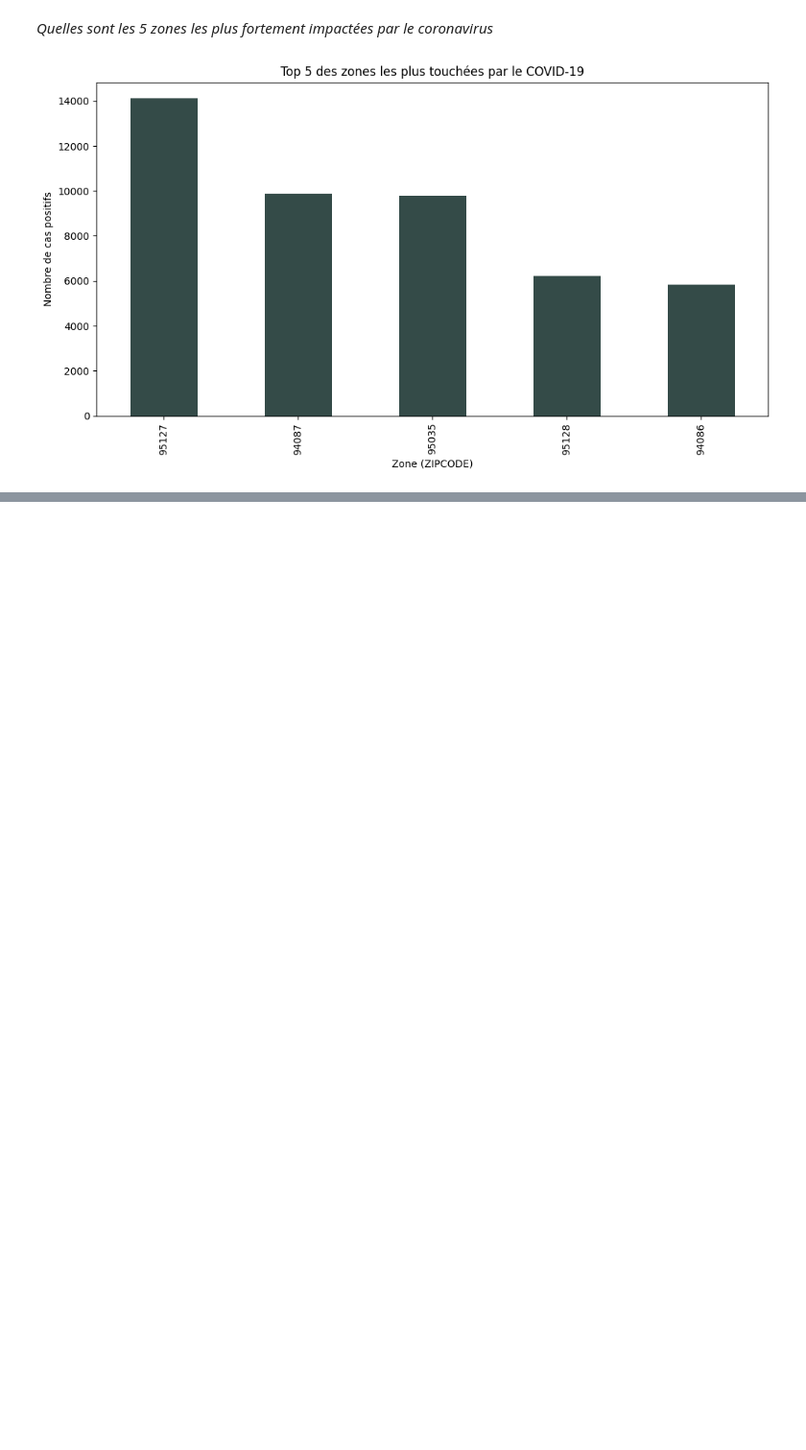
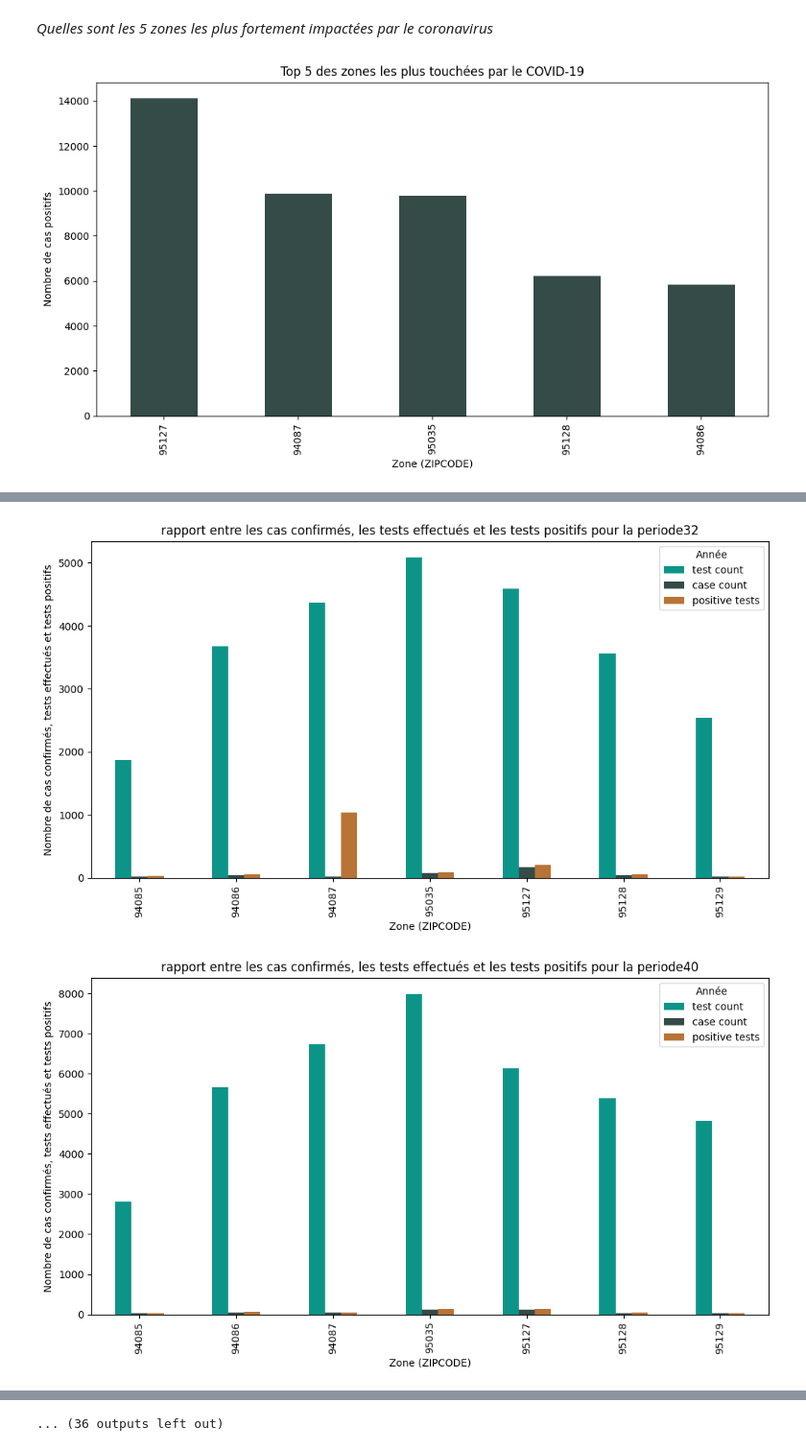
Before and after one commit to Katia-LOUNAS/Data_Mining, a Jupyter notebook: Visualisation.ipynb, the cells around one changed output, grey strips where cells are left out. Shown at 96% size. Saved outputs shown, nothing was run; the diff lists cells and outputs as text; code cells hidden in the pictures; blank space fills up the shorter version.

```diff
--- a/Visualisation.ipynb
+++ b/Visualisation.ipynb
@@ -113,13 +110,0 @@ Periode choisie : entre le 1 janvier 2022 et le 31 decembre 2022
-# %%
-data2['Start date'] = pd.to_datetime(data2['Start date'])
-start_date = '2022-01-01'
-end_date = '2022-12-31'
-data2_filtered = data2[(data2['Start date'] >= start_date) & (data2['Start date'] <= end_date)]
-for zone in data2['zcta'].unique():
-    data2_filtered[data2_filtered['zcta'] == zone].plot(x='Start date', y=['case count', 'test count', 'positive tests'], figsize=(12, 6), color=custom_colors)
-    plt.title(f'Évolution des tests COVID-19, tests positifs et cas confirmés pour la zone {zone}')
-    plt.xlabel('Période')
-    plt.ylabel('Nombre')
-    plt.legend()
-    plt.grid(True)
-    plt.show()
@@ -133,0 +111,16 @@ for zone in data2['zcta'].unique():
+# %%
+def rapport_cas_test_par_periode(data,periode):
+    data_filtered = data[(data['time_period'] == periode)]
+    grouped_data = data_filtered.groupby(['zcta'])[['test count','case count', 'positive tests']].sum()
+    grouped_data.plot(kind='bar', figsize=(12, 6), color=custom_colors)
+    plt.title('rapport entre les cas confirmés, les tests effectués et les tests positifs pour la periode'+str(periode))
+    plt.xlabel('Zone (ZIPCODE)')
+    plt.ylabel('Nombre de cas confirmés, tests effectués et tests positifs')
+    plt.legend(title='Année')
+    plt.show()
+periodes = data2['time_period'].unique()
+for periode in periodes:
+    rapport_cas_test_par_periode(data2,periode)
+# %% [output]
+[figure, added]
+[figure, added]
@@ -133,0 +137 @@ for zone in data2['zcta'].unique():
+... (36 outputs left out)
```
Also changed, not shown: parts of 3 cells of this notebook.
